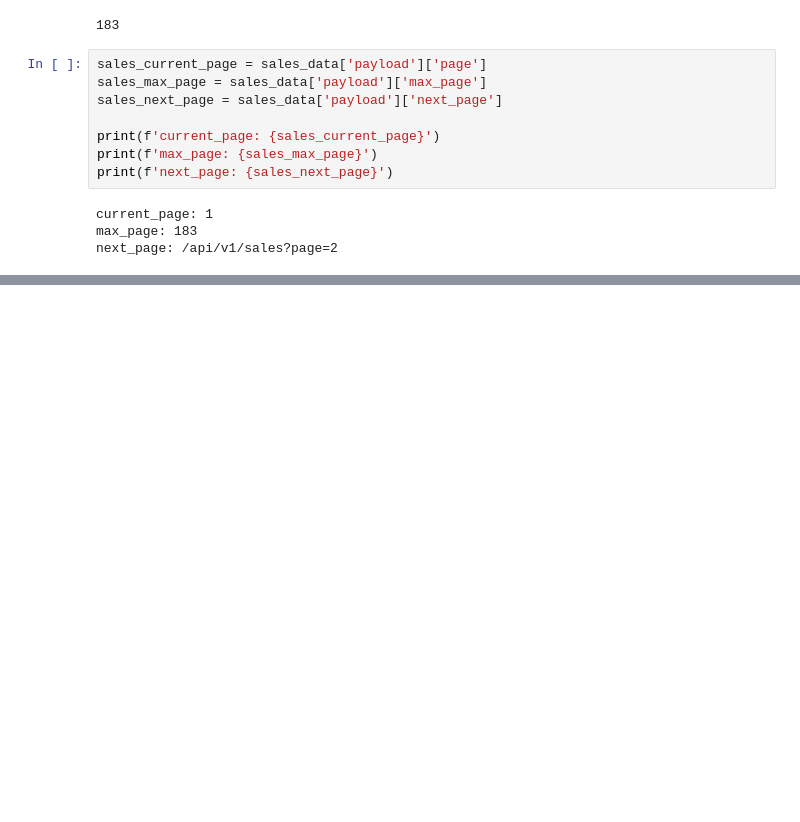
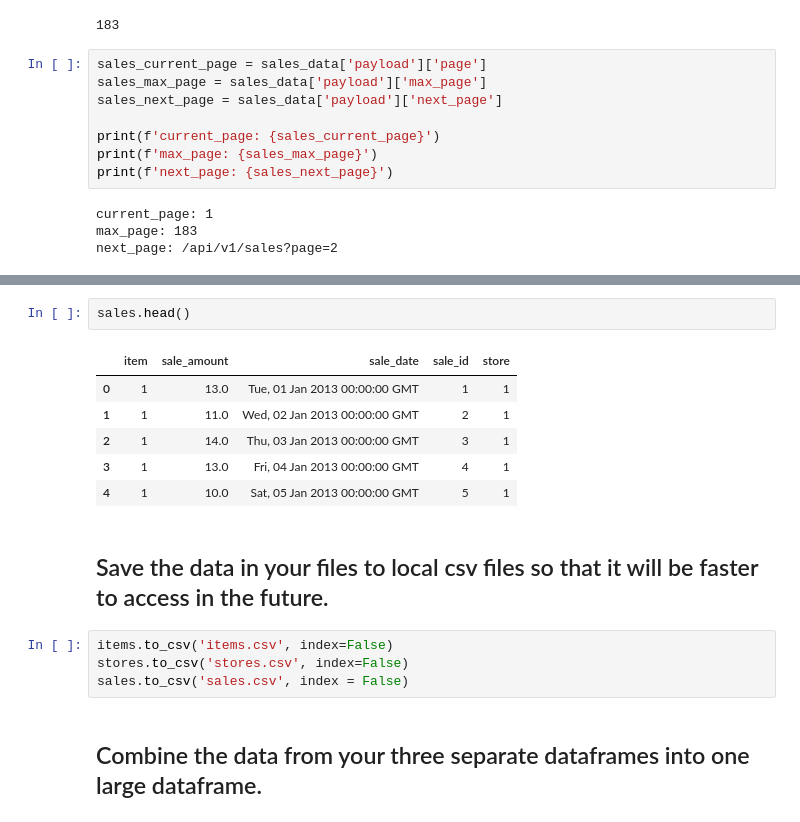
Before and after one commit to brianclements03/time_series_exercises, a Jupyter notebook: TSA_time_series_aka_acquire_exercises_plus_lesson_notes.ipynb, the cells around one changed output, grey strips where cells are left out. Saved outputs shown, nothing was run; the diff lists cells and outputs as text; blank space fills up the shorter version.

```diff
--- a/TSA_time_series_aka_acquire_exercises_plus_lesson_notes.ipynb
+++ b/TSA_time_series_aka_acquire_exercises_plus_lesson_notes.ipynb
@@ -337,0 +312,17 @@ ops = pd.read_csv('https://raw.githubusercontent.com/jenfly/opsd/master/opsd_ger
+# %%
+sales.head()
+# %% [output]
+|  | item | sale_amount | sale_date | sale_id | store |
+| 0 | 1 | 13.0 | Tue, 01 Jan 2013 00:00:00 GMT | 1 | 1 |
+| 1 | 1 | 11.0 | Wed, 02 Jan 2013 00:00:00 GMT | 2 | 1 |
+| 2 | 1 | 14.0 | Thu, 03 Jan 2013 00:00:00 GMT | 3 | 1 |
+| 3 | 1 | 13.0 | Fri, 04 Jan 2013 00:00:00 GMT | 4 | 1 |
+| 4 | 1 | 10.0 | Sat, 05 Jan 2013 00:00:00 GMT | 5 | 1 |
+# %% [markdown]
+## Save the data in your files to local csv files so that it will be faster to access in the future.
+# %%
+items.to_csv('items.csv', index=False)
+stores.to_csv('stores.csv', index=False)
+sales.to_csv('sales.csv', index = False)
+# %% [markdown]
+## Combine the data from your three separate dataframes into one large dataframe.
```
Also changed, not shown: parts of 21 cells of this notebook, 4 other files.
